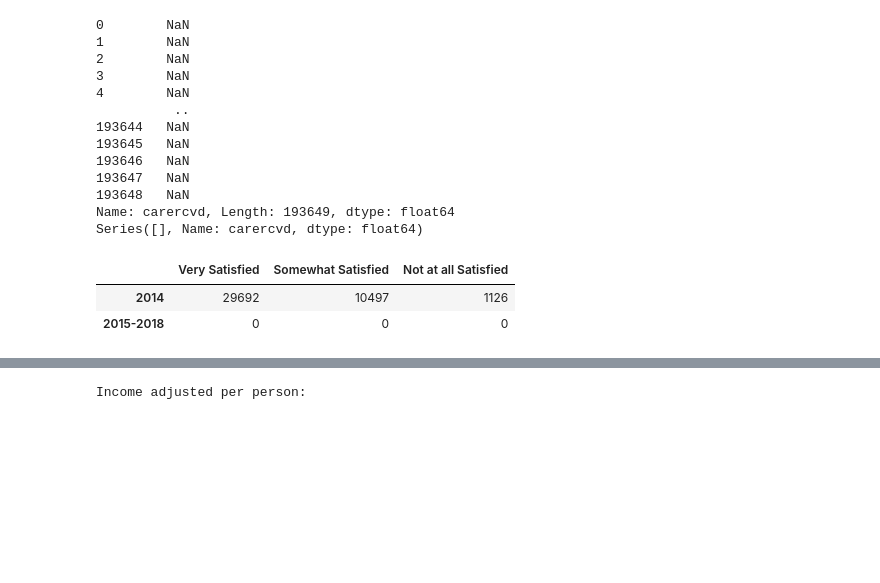
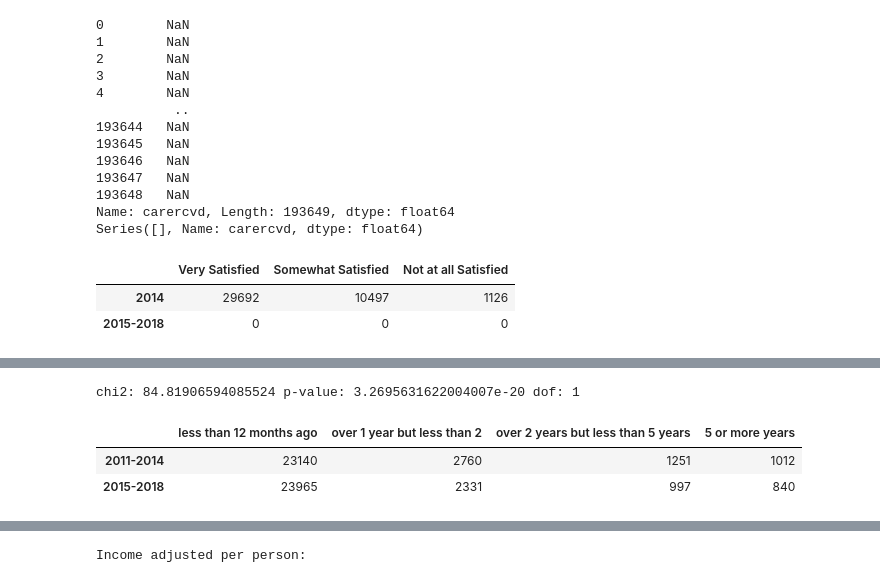
Before and after one commit to theklam/just_scraping_by, a Jupyter notebook: stats.ipynb, the cells around one changed output, grey strips where cells are left out. Drawn from its saved outputs; the diff is of its cells as text; code cells hidden in the pictures; blank space fills up the shorter version.

Commit message:
updated tests with new data (missing 2)

```diff
--- a/stats.ipynb
+++ b/stats.ipynb
@@ -508,2 +509,8 @@ print("(2015-2018) total households survyed: ", len(df_new_1518['under_poverty_l
 (2015-2018) total unknown:  91849
 (2015-2018) total households survyed:  149448
+# %%
+#create new tables for low income
+low_income1114 = df_1114.loc[df_1114['low_income'] ==1]
+low_income1518 = df_new_1518.loc[df_new_1518['low_income'] ==1]
+
+print(low_income1114.keys())
@@ -509,0 +700,37 @@ print("(2015-2018) total households survyed: ", len(df_new_1518['under_poverty_l
+# %%
+#perform chi2 test
+test_doc = chi2_contingency(doc_low)
+chi2 = test_doc[0]
+pvalue = test_doc[1]
+dof = test_doc[2]
+print("chi2:", chi2, "p-value:", pvalue, "dof:", dof)
+# %% [output]
+chi2: 84.81906594085524 p-value: 3.2695631622004007e-20 dof: 1
+# %%
+#CHECKUP1
+
+#PERSDOC2
+
+#splitting cost data on race/income
+
+checkup_low1114 = low_income1114['checkup1']
+checkup_low1518 = low_income1518['checkup1']
+
+checkup_low1114 = checkup_low1114.dropna()
+checkup_low1518 = checkup_low1518.dropna()
+
+
+sample1114 = checkup_low1114.sample(n = 28691, random_state = 1)
+
+#get counts for each value of having care or not in 2014 data set
+counts14 = getCounts(sample1114, 4)
+#get counts for each value of having care or not in 2014 data set
+counts1518 = getCounts(checkup_low1518, 4)
+
+checkup_low = pd.DataFrame([counts14, counts1518], index = ["2011-2014", "2015-2018"],
+                         columns = ["less than 12 months ago", "over 1 year but less than 2","over 2 years but less than 5 years", "5 or more years"])
+checkup_low
+# %% [output]
+|  | less than 12 months ago | over 1 year but less than 2 | over 2 years but less than 5 years | 5 or more years |
+| 2011-2014 | 23140 | 2760 | 1251 | 1012 |
+| 2015-2018 | 23965 | 2331 | 997 | 840 |
```
Also changed, not shown: parts of 20 cells of this notebook.
